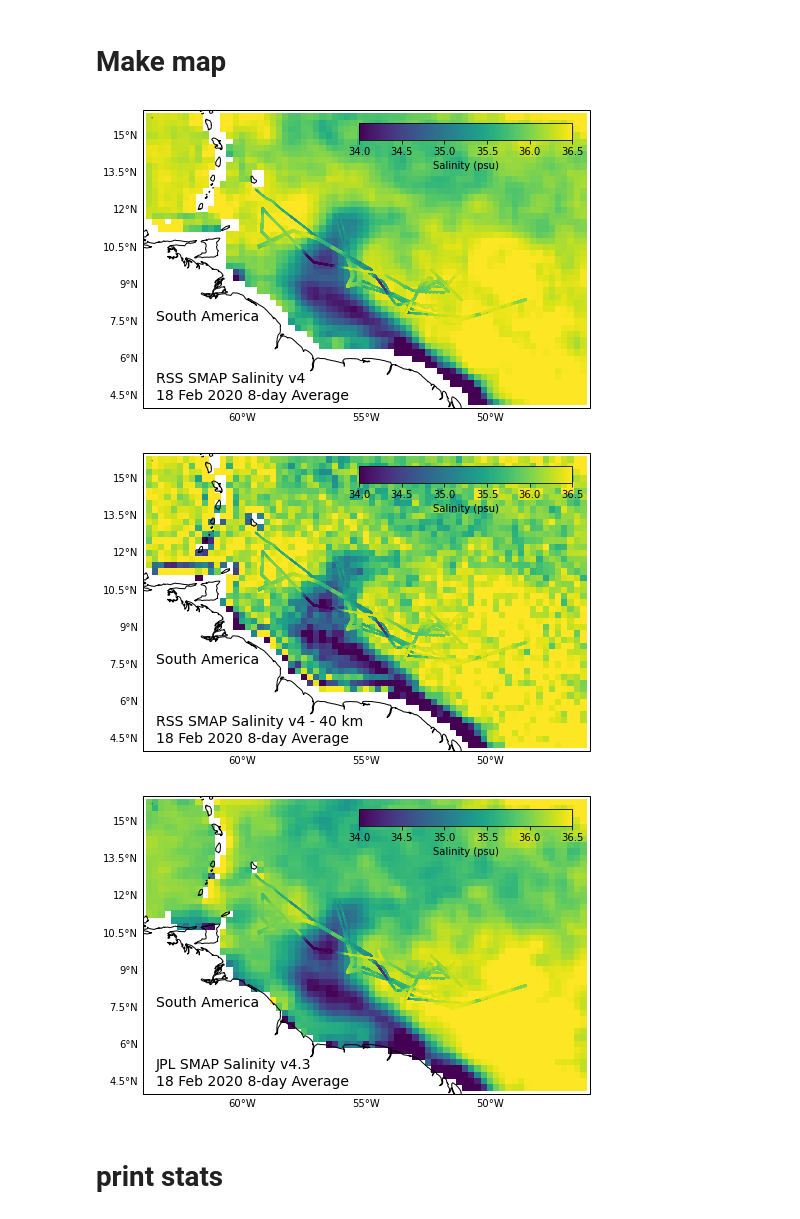
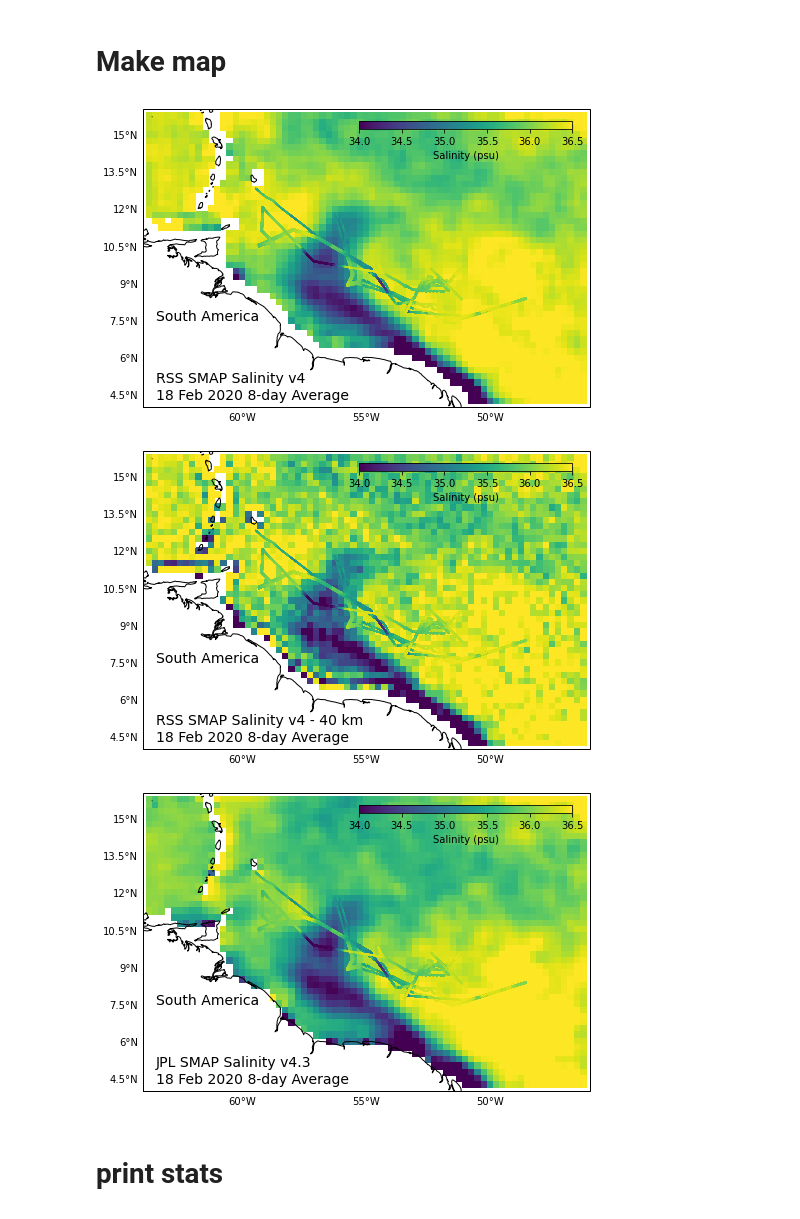
Before and after one commit to cgentemann/Saildrone, a Jupyter notebook: atomic/Calculate_density_plot.ipynb, the cells around one changed output. Drawn from its saved outputs; the diff is of its cells as text; code cells hidden in the pictures.

Commit message:
more plotting

```diff
--- a/atomic/Calculate_density_plot.ipynb
+++ b/atomic/Calculate_density_plot.ipynb
@@ -223,7 +296,7 @@ ds_rss = tem.load()
 # Make map
 # %%
 def map_fig(ds_sat,var,text1,text2,fout):
-    fig = plt.figure(figsize=(8,12))
+    fig = plt.figure(figsize=(8,6))
     ax = plt.axes(projection = ccrs.PlateCarree())  # create a set of axes with Mercator projection
     im=ax.pcolormesh(ds_sat.lon,ds_sat.lat,ds_sat[var],vmin=34,vmax=36.5,transform=ccrs.PlateCarree(),cmap='viridis')
     for i in range(3):
@@ -233,36 +306,36 @@ def map_fig(ds_sat,var,text1,text2,fout):
 
     ax.coastlines(resolution='10m')
     ax.set_extent([-64,-46,4,16])
     bx1 = ax.gridlines(crs=ccrs.PlateCarree(), draw_labels=True,
                       linewidth=0, color='grey', alpha=0.5, linestyle='--')
     bx1.xlabels_top = False; bx1.ylabels_left = True
     bx1.ylabels_right = False; bx1.xlines = False
     bx1.xlocator = mticker.FixedLocator([-60,-55,-50,-45])
     bx1.xformatter = LONGITUDE_FORMATTER; bx1.yformatter = LATITUDE_FORMATTER
 
     #ax.legend()
     ax.text(-63.5,7.5,'South America',fontsize=14)
     ax.text(-63.5,5,text1,fontsize=14)
     ax.text(-63.5,4.3,text2,fontsize=14)
-    cax = fig.add_axes([0.5, 0.64, 0.37, 0.02])
+    cax = fig.add_axes([0.5, 0.8, 0.37, 0.02])
     cbar = fig.colorbar(im,cax=cax, orientation='horizontal')
     cbar.set_label('Salinity (psu)')
     fig.savefig(figs_dir+fout)
 
 text1='RSS SMAP Salinity v4'
 text2='18 Feb 2020 8-day Average'
 map_fig(ds_rss.sel(time='2020-02-18T12'),'sss_smap',text1,text2,'map_sss_rss_smap.png')
 
 text1='RSS SMAP Salinity v4 - 40 km'
 text2='18 Feb 2020 8-day Average'
 map_fig(ds_rss.sel(time='2020-02-18T12'),'sss_smap_40km',text1,text2,'map_sss_rss_smap40km.png')
 
 text1='JPL SMAP Salinity v4.3'
 text2='18 Feb 2020 8-day Average'
 map_fig(ds_jpl.sel(time='2020-02-18T12'),'smap_sss',text1,text2,'map_sss_jpl_smap.png')
 # %% [output]
-[figure, old version]
+[figure, new version]
-[figure, old version]
+[figure, new version]
-[figure, old version]
+[figure, new version]
 # %% [markdown]
 # print stats
```
Also changed, not shown: parts of 14 cells of this notebook, 1 other file.
